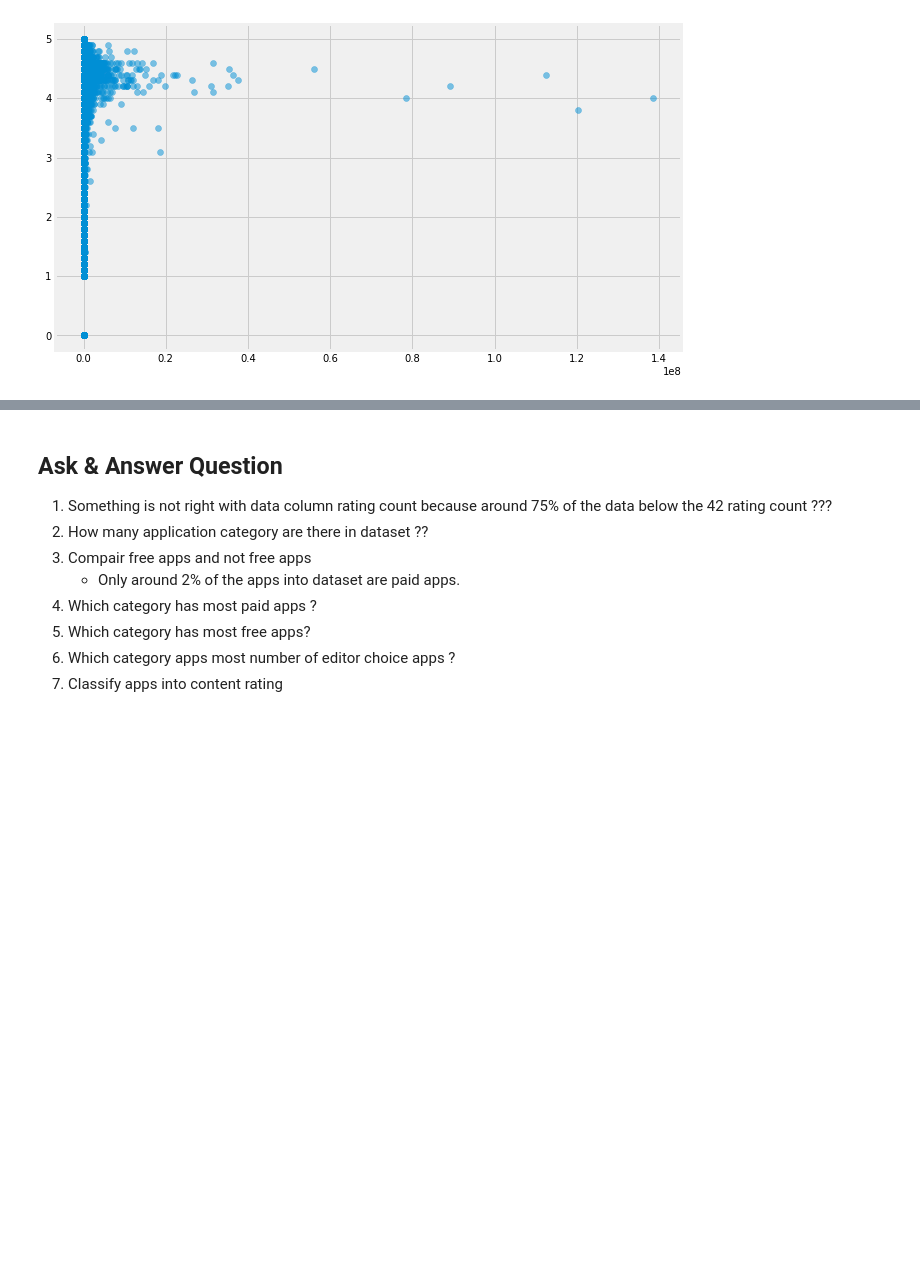
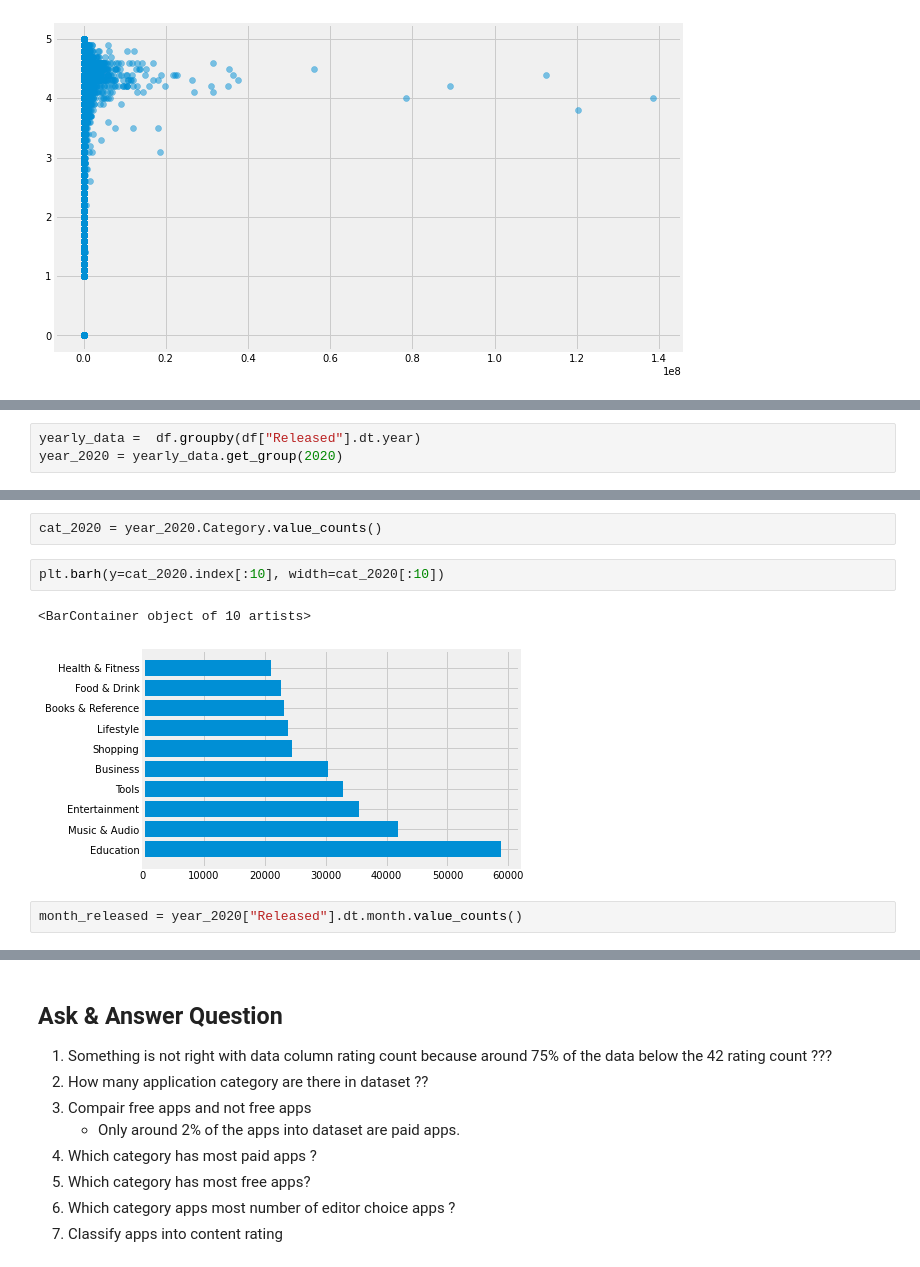
Before and after one commit to pttrupt/EDA-on-Google-play-store-apps-, a Jupyter notebook: EDA_on_applications.ipynb, the cells around one changed output, grey strips where cells are left out. Cells and saved outputs as stored; diff of their text form; blank space fills up the shorter version.

```diff
--- a/EDA_on_applications.ipynb
+++ b/EDA_on_applications.ipynb
@@ -481,0 +519,3 @@ y_labels = [1, 10, 50, 100, 200, 500, 1000, 5000, 10000, 50000, 100000]
+# %%
+yearly_data =  df.groupby(df["Released"].dt.year)
+year_2020 = yearly_data.get_group(2020)
@@ -481,0 +528,9 @@ y_labels = [1, 10, 50, 100, 200, 500, 1000, 5000, 10000, 50000, 100000]
+# %%
+cat_2020 = year_2020.Category.value_counts()
+# %%
+plt.barh(y=cat_2020.index[:10], width=cat_2020[:10])
+# %% [output]
+<BarContainer object of 10 artists>
+[figure, added]
+# %%
+month_released = year_2020["Released"].dt.month.value_counts()
```
Also changed, not shown: parts of 17 cells of this notebook.
